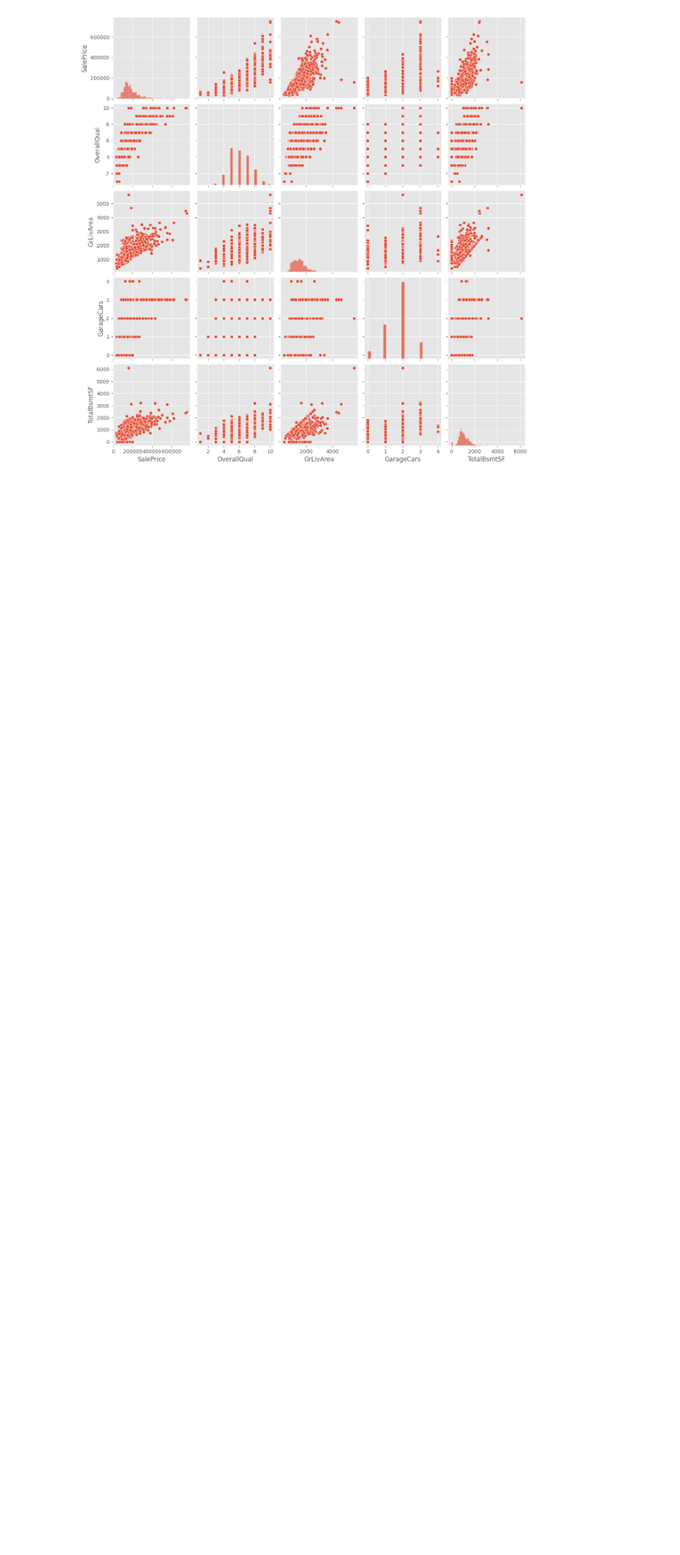
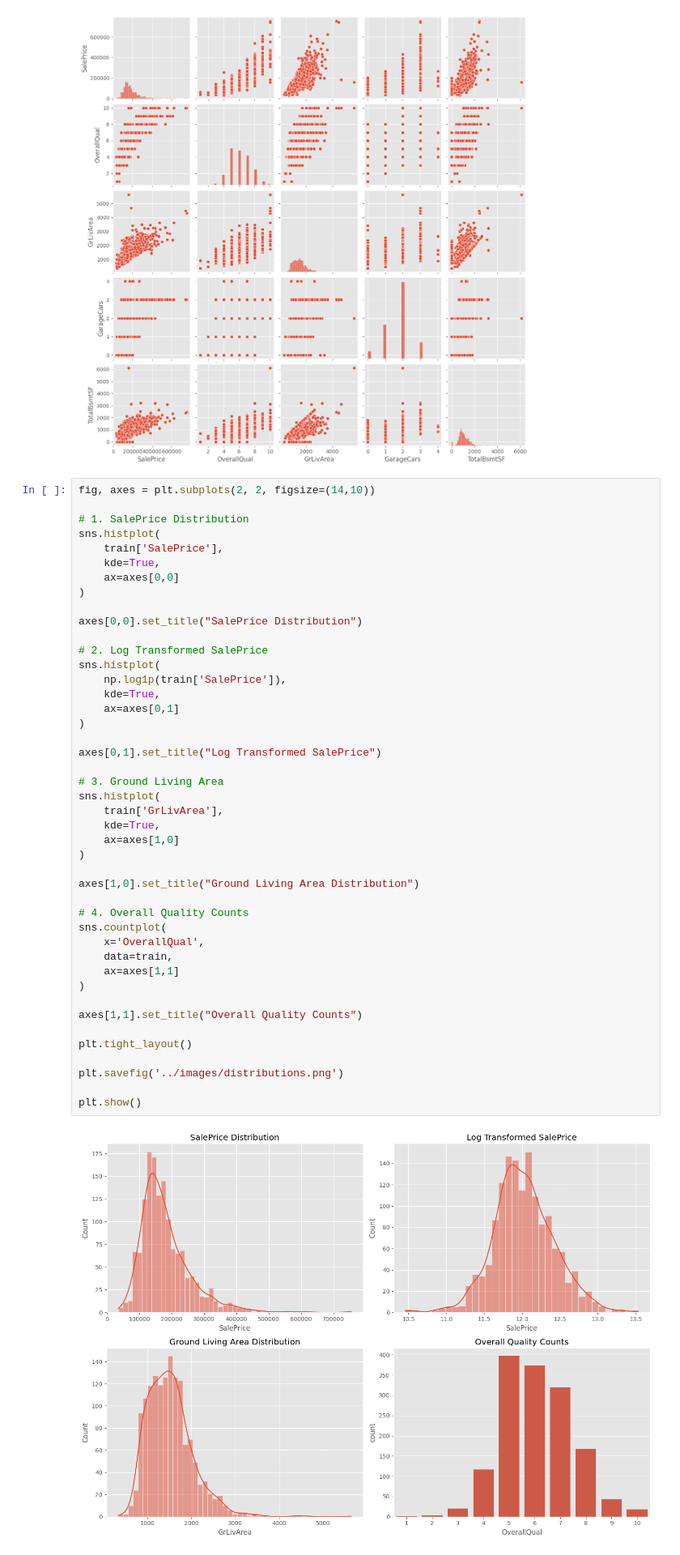
Before and after one commit to samplewave-51bit/house-price-prediction, a Jupyter notebook: notebook/eda.ipynb, the cells around one changed output. Shown at 81% size. Saved outputs shown, nothing was run; the diff lists cells and outputs as text; blank space fills up the shorter version.

Commit message:
added images using notebook

```diff
--- a/notebook/eda.ipynb
+++ b/notebook/eda.ipynb
@@ -345,3 +349,49 @@ sns.pairplot(train[cols])
 plt.show()
 # %% [output]
 [figure]
+# %%
+fig, axes = plt.subplots(2, 2, figsize=(14,10))
+
+# 1. SalePrice Distribution
+sns.histplot(
+    train['SalePrice'],
+    kde=True,
+    ax=axes[0,0]
+)
+
+axes[0,0].set_title("SalePrice Distribution")
+
+# 2. Log Transformed SalePrice
+sns.histplot(
+    np.log1p(train['SalePrice']),
+    kde=True,
+    ax=axes[0,1]
+)
+
+axes[0,1].set_title("Log Transformed SalePrice")
+
+# 3. Ground Living Area
+sns.histplot(
+    train['GrLivArea'],
+    kde=True,
+    ax=axes[1,0]
+)
+
+axes[1,0].set_title("Ground Living Area Distribution")
+
+# 4. Overall Quality Counts
+sns.countplot(
+    x='OverallQual',
+    data=train,
+    ax=axes[1,1]
+)
+
+axes[1,1].set_title("Overall Quality Counts")
+
+plt.tight_layout()
+
+plt.savefig('../images/distributions.png')
+
+plt.show()
+# %% [output]
+[figure, added]
```
Also changed, not shown: parts of 2 cells of this notebook, 3 other files.
